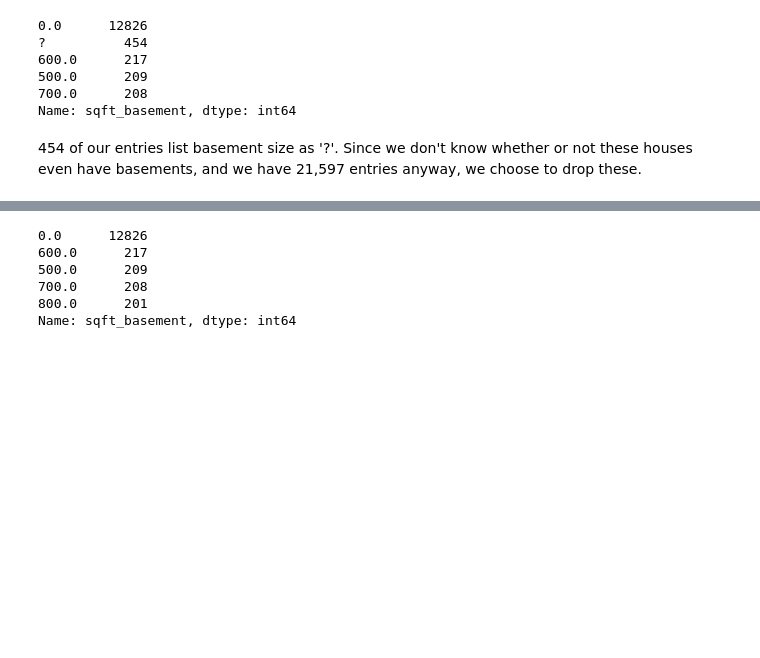
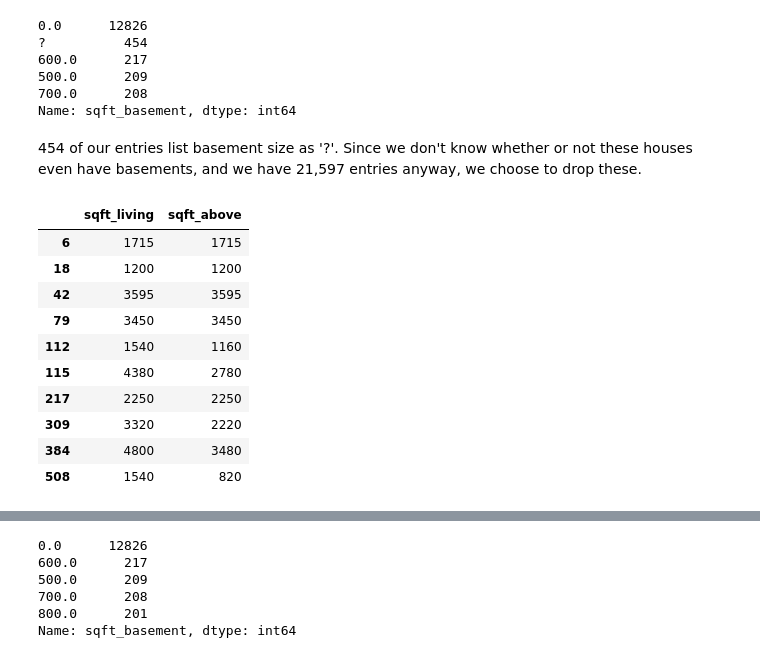
Before and after one commit to AlecMorgan/Housing-Price-Predictor, a Jupyter notebook: wip_am.ipynb, the cells around one changed output, grey strips where cells are left out. Drawn from its saved outputs; the diff is of its cells as text; code cells hidden in the pictures; blank space fills up the shorter version.

Commit message:
Add better cleaning method for basement data

```diff
--- a/wip_am.ipynb
+++ b/wip_am.ipynb
@@ -41,3 +41,17 @@ house_data['sqft_basement'].value_counts().head()
 Name: sqft_basement, dtype: int64
 # %% [markdown]
 454 of our entries list basement size as '?'. Since we don't know whether or not these houses even have basements, and we have 21,597 entries anyway, we choose to drop these.
+# %%
+basement_data = house_data[house_data.sqft_basement == '?']
+# %% [output]
+|  | sqft_living | sqft_above |
+| 6 | 1715 | 1715 |
+| 18 | 1200 | 1200 |
+| 42 | 3595 | 3595 |
+| 79 | 3450 | 3450 |
+| 112 | 1540 | 1160 |
+| 115 | 4380 | 2780 |
+| 217 | 2250 | 2250 |
+| 309 | 3320 | 2220 |
+| 384 | 4800 | 3480 |
+| 508 | 1540 | 820 |
```
Also changed, not shown: parts of 11 cells of this notebook.
